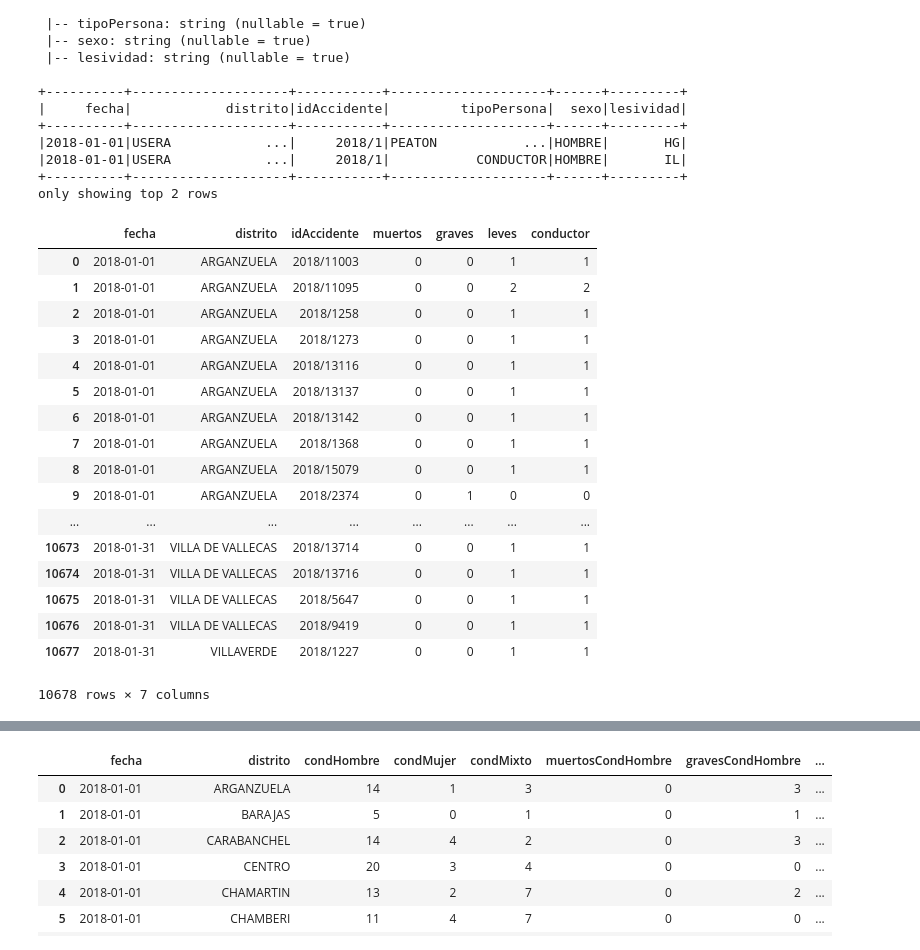
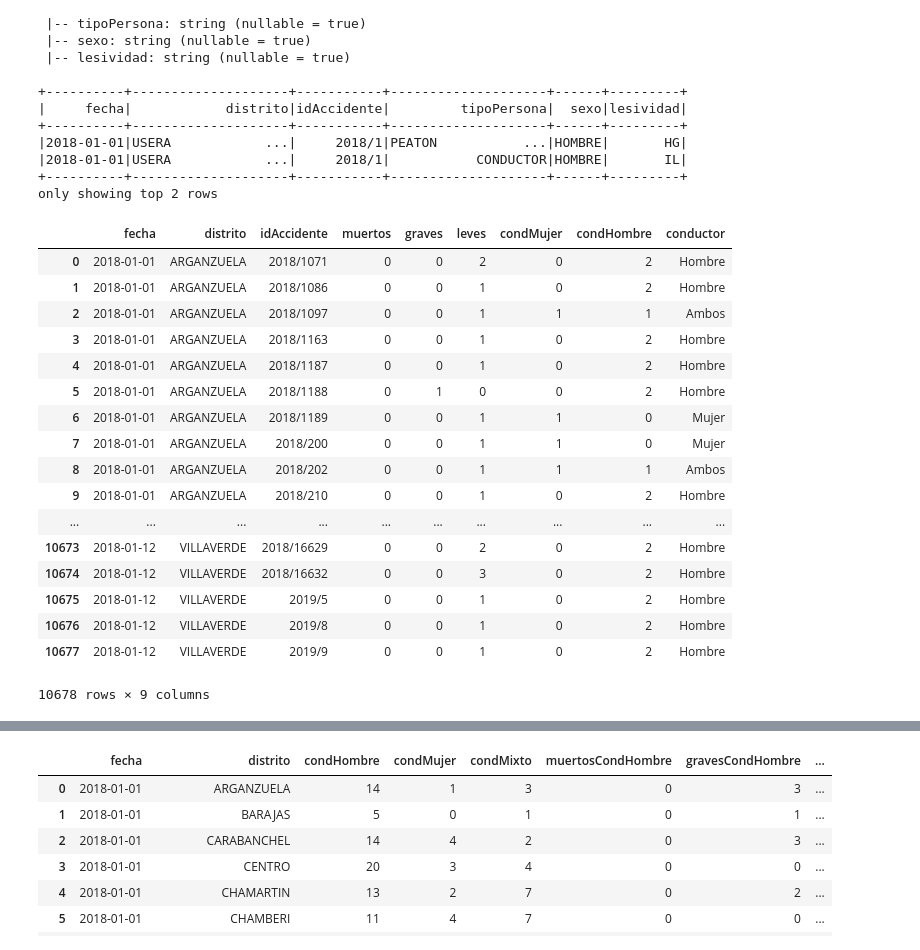
Before and after one commit to jventura68/PracticasBigData, a Jupyter notebook: accidentes.ipynb, the cells around one changed output, grey strips where cells are left out. Cells and saved outputs as stored; diff of their text form; code cells hidden in the pictures.

Commit message:
añadido columna conductor

```diff
--- a/accidentes.ipynb
+++ b/accidentes.ipynb
@@ -56,9 +56,9 @@ print ('SparkContext created')
 SparkContext created
 # %%
 # Cargamos el fichero desde hdfs
-accidenteData = spark.read.csv ('hdfs://localhost:9000/user/ubuntu/accidentes/datos',header=True)
+#accidenteData = spark.read.csv ('hdfs://localhost:9000/user/ubuntu/accidentes/datos',header=True)
 #accidenteData = spark.read.csv ('file:///home/ubuntu/Downloads/2018_Accidentalidad.csv',header=True)
-#accidenteData = spark.read.csv ('file:///home/jose/Descargas/2018.csv',header=True)
+accidenteData = spark.read.csv ('file:///home/jose/Descargas/2018.csv',header=True)
 # %%
 accidenteData.printSchema()
 # %% [output]
@@ -134,34 +134,32 @@ accGrouped=accRed\
                 .sort ('fecha','distrito','idAccidente')
 # %%
 # Agrupamos por fecha, distrito, accidente y generamos varias columnas contadoras
-accGrCondFila=accGrouped.select ("fecha", "distrito", "idAccidente","muertos","graves","leves")\
-                .withColumn("conductor",accGrouped.muertos + accGrouped.leves)
-#                           func.when (\
-#                                accGrouped.condMujer == 0, "Hombre"\
-#                           ).func.when (\
-#                                accGrouped.condHombre == 0, "Mujer"\
-#                           ).otherWhise ("Ambos")\
-#               )
+accGrCondFila=accGrouped.select ("fecha", "distrito", "idAccidente","muertos","graves","leves", "condMujer", "condHombre")\
+                .withColumn("conductor",
+                            func.when (accGrouped.condMujer == 0, "Hombre")\
+                           .when (accGrouped.condHombre == 0, "Mujer")
+                           .when (accGrouped.condHombre > 0,"Ambos")\
+                )
 accGrCondFila.toPandas()
 # %% [output]
-|  | fecha | distrito | idAccidente | muertos | graves | leves | conductor |
-| 0 | 2018-01-01 | ARGANZUELA | 2018/11003 | 0 | 0 | 1 | 1 |
-| 1 | 2018-01-01 | ARGANZUELA | 2018/11095 | 0 | 0 | 2 | 2 |
-| 2 | 2018-01-01 | ARGANZUELA | 2018/1258 | 0 | 0 | 1 | 1 |
-| 3 | 2018-01-01 | ARGANZUELA | 2018/1273 | 0 | 0 | 1 | 1 |
-| 4 | 2018-01-01 | ARGANZUELA | 2018/13116 | 0 | 0 | 1 | 1 |
-| 5 | 2018-01-01 | ARGANZUELA | 2018/13137 | 0 | 0 | 1 | 1 |
-| 6 | 2018-01-01 | ARGANZUELA | 2018/13142 | 0 | 0 | 1 | 1 |
-| 7 | 2018-01-01 | ARGANZUELA | 2018/1368 | 0 | 0 | 1 | 1 |
-| 8 | 2018-01-01 | ARGANZUELA | 2018/15079 | 0 | 0 | 1 | 1 |
-| 9 | 2018-01-01 | ARGANZUELA | 2018/2374 | 0 | 1 | 0 | 0 |
-| ... | ... | ... | ... | ... | ... | ... | ... |
-| 10673 | 2018-01-31 | VILLA DE VALLECAS | 2018/13714 | 0 | 0 | 1 | 1 |
-| 10674 | 2018-01-31 | VILLA DE VALLECAS | 2018/13716 | 0 | 0 | 1 | 1 |
-| 10675 | 2018-01-31 | VILLA DE VALLECAS | 2018/5647 | 0 | 0 | 1 | 1 |
-| 10676 | 2018-01-31 | VILLA DE VALLECAS | 2018/9419 | 0 | 0 | 1 | 1 |
-| 10677 | 2018-01-31 | VILLAVERDE | 2018/1227 | 0 | 0 | 1 | 1 |
+|  | fecha | distrito | idAccidente | muertos | graves | leves | condMujer | condHombre | conductor |
+| 0 | 2018-01-01 | ARGANZUELA | 2018/1071 | 0 | 0 | 2 | 0 | 2 | Hombre |
+| 1 | 2018-01-01 | ARGANZUELA | 2018/1086 | 0 | 0 | 1 | 0 | 2 | Hombre |
+| 2 | 2018-01-01 | ARGANZUELA | 2018/1097 | 0 | 0 | 1 | 1 | 1 | Ambos |
+| 3 | 2018-01-01 | ARGANZUELA | 2018/1163 | 0 | 0 | 1 | 0 | 2 | Hombre |
+| 4 | 2018-01-01 | ARGANZUELA | 2018/1187 | 0 | 0 | 1 | 0 | 2 | Hombre |
+| 5 | 2018-01-01 | ARGANZUELA | 2018/1188 | 0 | 1 | 0 | 0 | 2 | Hombre |
+| 6 | 2018-01-01 | ARGANZUELA | 2018/1189 | 0 | 0 | 1 | 1 | 0 | Mujer |
+| 7 | 2018-01-01 | ARGANZUELA | 2018/200 | 0 | 0 | 1 | 1 | 0 | Mujer |
+| 8 | 2018-01-01 | ARGANZUELA | 2018/202 | 0 | 0 | 1 | 1 | 1 | Ambos |
+| 9 | 2018-01-01 | ARGANZUELA | 2018/210 | 0 | 0 | 1 | 0 | 2 | Hombre |
+| ... | ... | ... | ... | ... | ... | ... | ... | ... | ... |
+| 10673 | 2018-01-12 | VILLAVERDE | 2018/16629 | 0 | 0 | 2 | 0 | 2 | Hombre |
+| 10674 | 2018-01-12 | VILLAVERDE | 2018/16632 | 0 | 0 | 3 | 0 | 2 | Hombre |
+| 10675 | 2018-01-12 | VILLAVERDE | 2019/5 | 0 | 0 | 1 | 0 | 2 | Hombre |
+| 10676 | 2018-01-12 | VILLAVERDE | 2019/8 | 0 | 0 | 1 | 0 | 2 | Hombre |
+| 10677 | 2018-01-12 | VILLAVERDE | 2019/9 | 0 | 0 | 1 | 0 | 2 | Hombre |
-10678 rows × 7 columns
+10678 rows × 9 columns
 # %%
 #Las columnas del Dataframe accRed quedan así
 accGrouped.toPandas()
```
Also changed, not shown: parts of 1 cell of this notebook.
